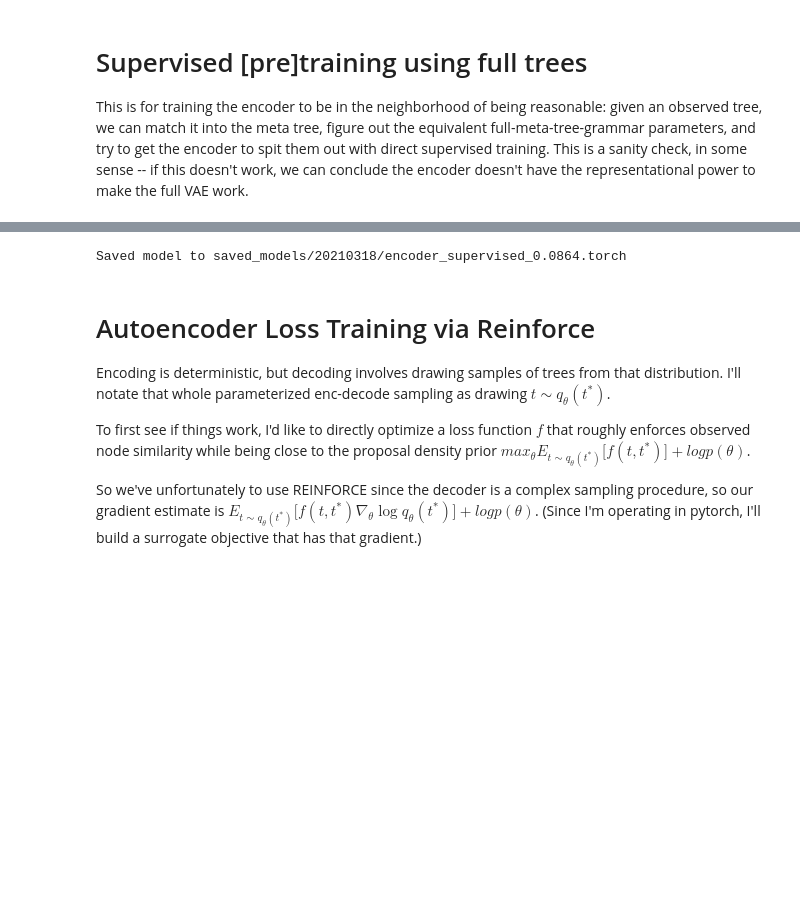
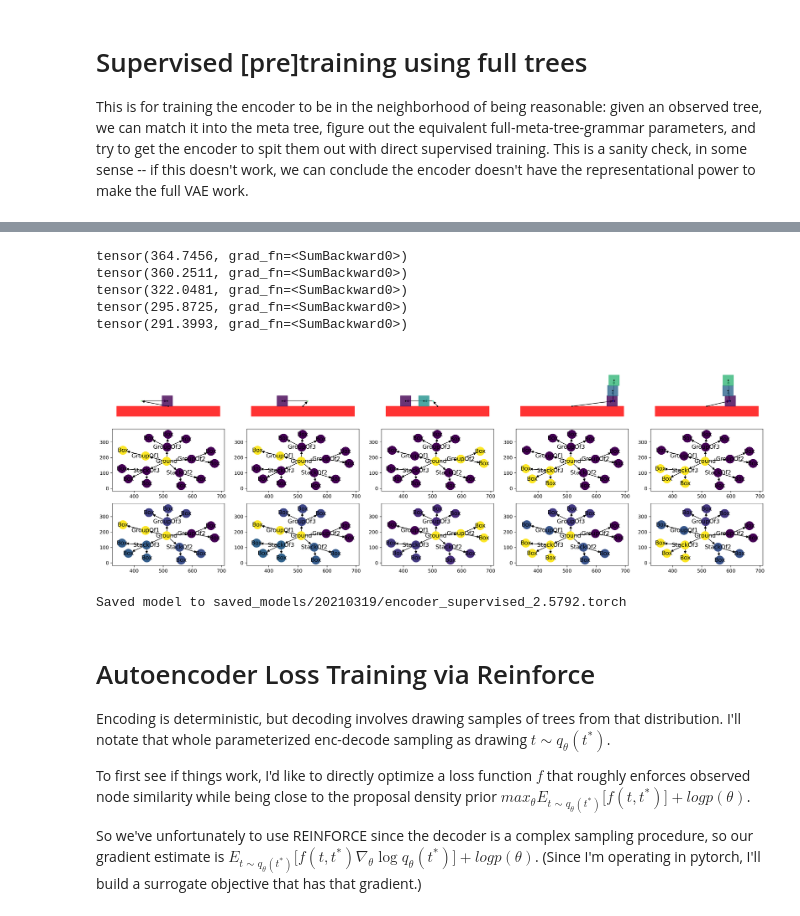
Before and after one commit to gizatt/spatial_scene_grammars, a Jupyter notebook: spatial_scene_grammars_examples/planar_box_stacks/train_meta_tree_grammar_encoder.ipynb, the cells around one changed output, grey strips where cells are left out. Drawn from its saved outputs; the diff is of its cells as text; code cells hidden in the pictures; blank space fills up the shorter version.

```diff
--- a/spatial_scene_grammars_examples/planar_box_stacks/train_meta_tree_grammar_encoder.ipynb
+++ b/spatial_scene_grammars_examples/planar_box_stacks/train_meta_tree_grammar_encoder.ipynb
@@ -324,10 +327,47 @@ Text(0.5, 0.98, 'Draws from encoder/decoder after supervised training, on TEST')
+# %%
+plt.figure(dpi=300).set_size_inches(24, 8)
+N = 5
+for k in range(N):
+    plt.subplot(3, N, k + 1)
+    draw_boxes(full_trees_for_training[k], fig=plt.gcf(), ax=plt.gca(), block=False)
+    def draw(x):
+        inclusion_log_likelihood_per_node, _ = encoder.get_product_weights_and_inclusion_lls(meta_tree, x)
+        nx.draw_networkx(
+            meta_tree,
+            ax=plt.gca(),
+            pos = graphviz_layout(meta_tree),
+            labels={node: node.__class__.__name__ for node in meta_tree},
+            node_color=[inclusion_log_likelihood_per_node[node] for node in meta_tree]
+
+    )
+    plt.subplot(3, N, N + k + 1)
+    x_target = encoder.get_grammar_parameters_from_actual_tree(meta_tree, full_trees_for_training[k])
+    draw(x_target)
+    plt.subplot(3, N, 2*N + k + 1)
+    x = encoder(observed_nodes_for_training[k])
+    draw(x)
+
+    # Penalize distance for non-nan terms
+    target_mask = torch.isfinite(x_target)
+    err = (x - x_target)[target_mask].square().sum()
+    print(err)
+# %% [output]
+tensor(364.7456, grad_fn=<SumBackward0>)
+tensor(360.2511, grad_fn=<SumBackward0>)
+tensor(322.0481, grad_fn=<SumBackward0>)
+tensor(295.8725, grad_fn=<SumBackward0>)
+tensor(291.3993, grad_fn=<SumBackward0>)
+[figure, added]
 # %%
 # Save output
 save_dir = os.path.join(
     "saved_models",
     time.strftime("%Y%m%d", time.localtime(supervised_training_finish_time))
 )
-os.makedirs(save_dir)
+try:
+    os.makedirs(save_dir)
+except FileExistsError:
+    pass
 save_name = "encoder_supervised_%0.04f.torch" % (
     total_objective_history[-1]
 )
@@ -335,7 +375,7 @@ save_path = os.path.join(save_dir, save_name)
 torch.save(encoder.state_dict(), save_path)
 print("Saved model to %s" % save_path)
 # %% [output]
-Saved model to saved_models/20210318/encoder_supervised_0.0864.torch
+Saved model to saved_models/20210319/encoder_supervised_2.5792.torch
 # %% [markdown]
 # Autoencoder Loss Training via Reinforce
 
```
Also changed, not shown: parts of 11 cells of this notebook, 4 other files.
